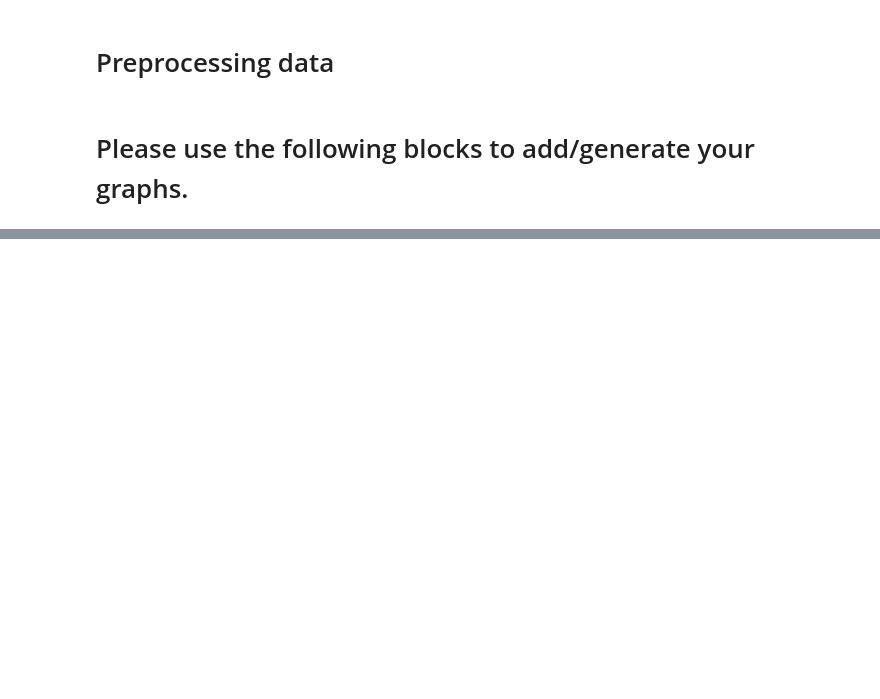
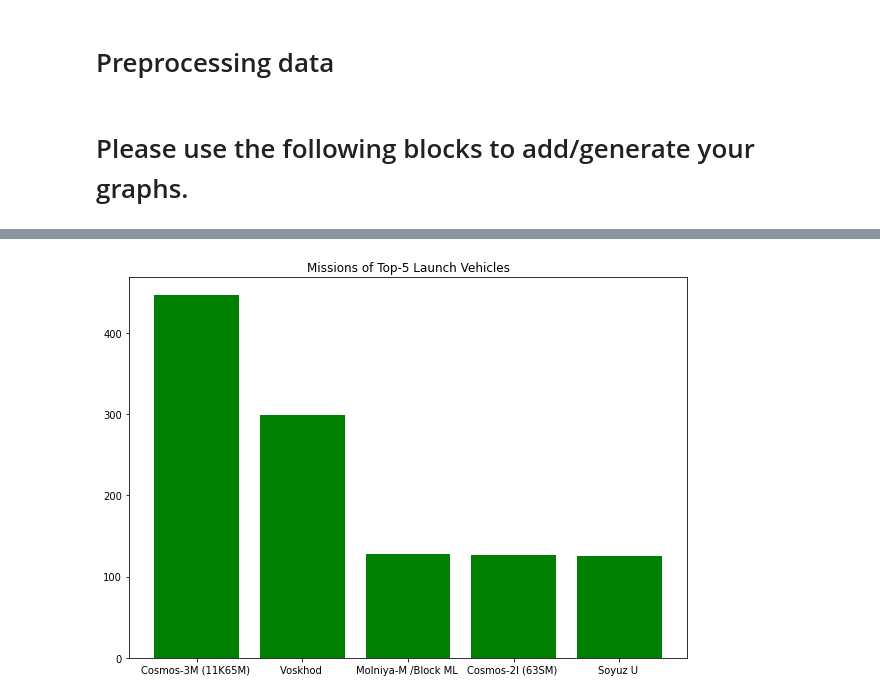
Before and after one commit to Alexiland/ECE143Group2Project, a Jupyter notebook: visualization.ipynb, the cells around one changed output, grey strips where cells are left out. Saved outputs shown, nothing was run; the diff lists cells and outputs as text; code cells hidden in the pictures; blank space fills up the shorter version.

```diff
--- a/visualization.ipynb
+++ b/visualization.ipynb
@@ -79,0 +130,7 @@ country_leaderboard_retired_data(space_data)
+# %%
+#top 5 most used Launch vehicle
+
+lv_data = numerate_mission_status(space_data)
+plot_top_5_most_used_LVs(lv_data)
+# %% [output]
+[figure, added]
```
Also changed, not shown: parts of 19 cells of this notebook.
